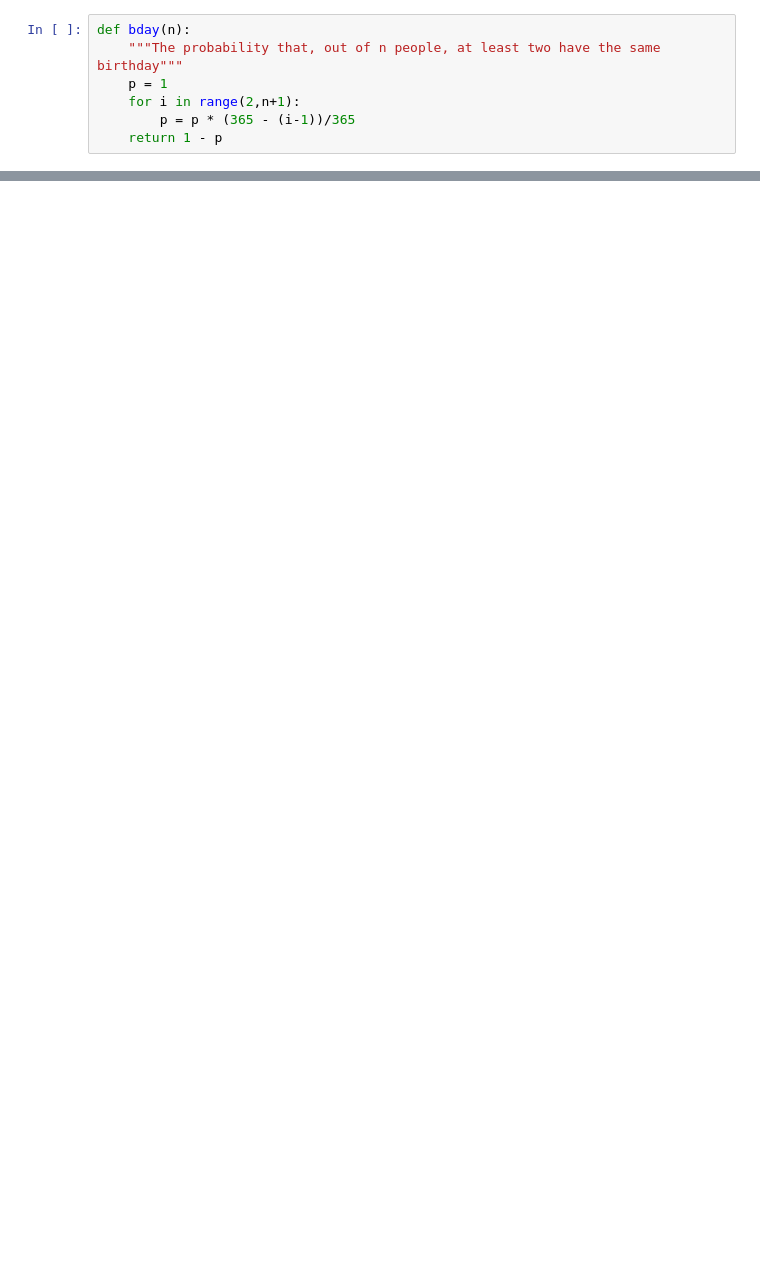
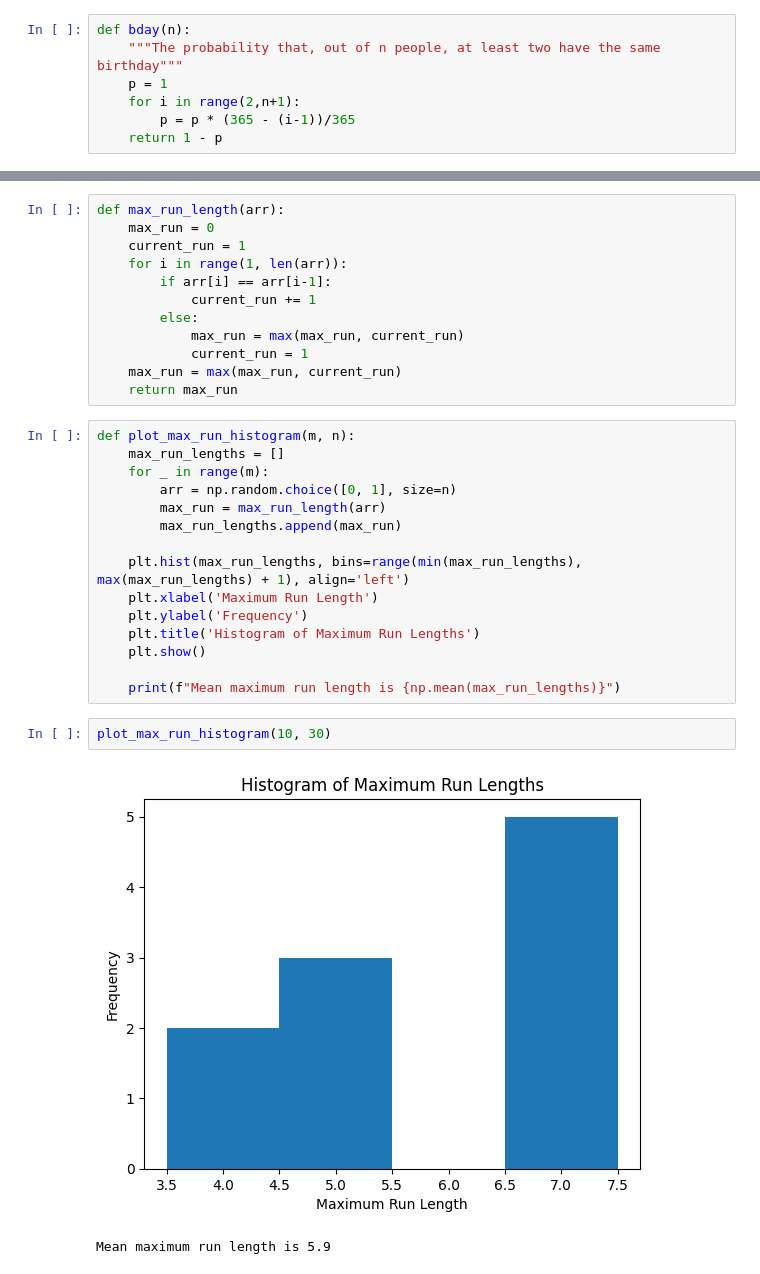
Before and after one commit to gihanmarasingha/chance, a Jupyter notebook: chance.ipynb, the cells around one changed output, grey strips where cells are left out. Drawn from its saved outputs; the diff is of its cells as text; blank space fills up the shorter version.

```diff
--- a/chance.ipynb
+++ b/chance.ipynb
@@ -32,0 +33,32 @@ bday(50)
+# %%
+def max_run_length(arr):
+    max_run = 0
+    current_run = 1
+    for i in range(1, len(arr)):
+        if arr[i] == arr[i-1]:
+            current_run += 1
+        else:
+            max_run = max(max_run, current_run)
+            current_run = 1
+    max_run = max(max_run, current_run)
+    return max_run
+# %%
+def plot_max_run_histogram(m, n):
+    max_run_lengths = []
+    for _ in range(m):
+        arr = np.random.choice([0, 1], size=n)
+        max_run = max_run_length(arr)
+        max_run_lengths.append(max_run)
+
+    plt.hist(max_run_lengths, bins=range(min(max_run_lengths), max(max_run_lengths) + 1), align='left')
+    plt.xlabel('Maximum Run Length')
+    plt.ylabel('Frequency')
+    plt.title('Histogram of Maximum Run Lengths')
+    plt.show()
+
+    print(f"Mean maximum run length is {np.mean(max_run_lengths)}")
+# %%
+plot_max_run_histogram(10, 30)
+# %% [output]
+[figure, added]
+Mean maximum run length is 5.9
```
Also changed, not shown: parts of 7 cells of this notebook.
